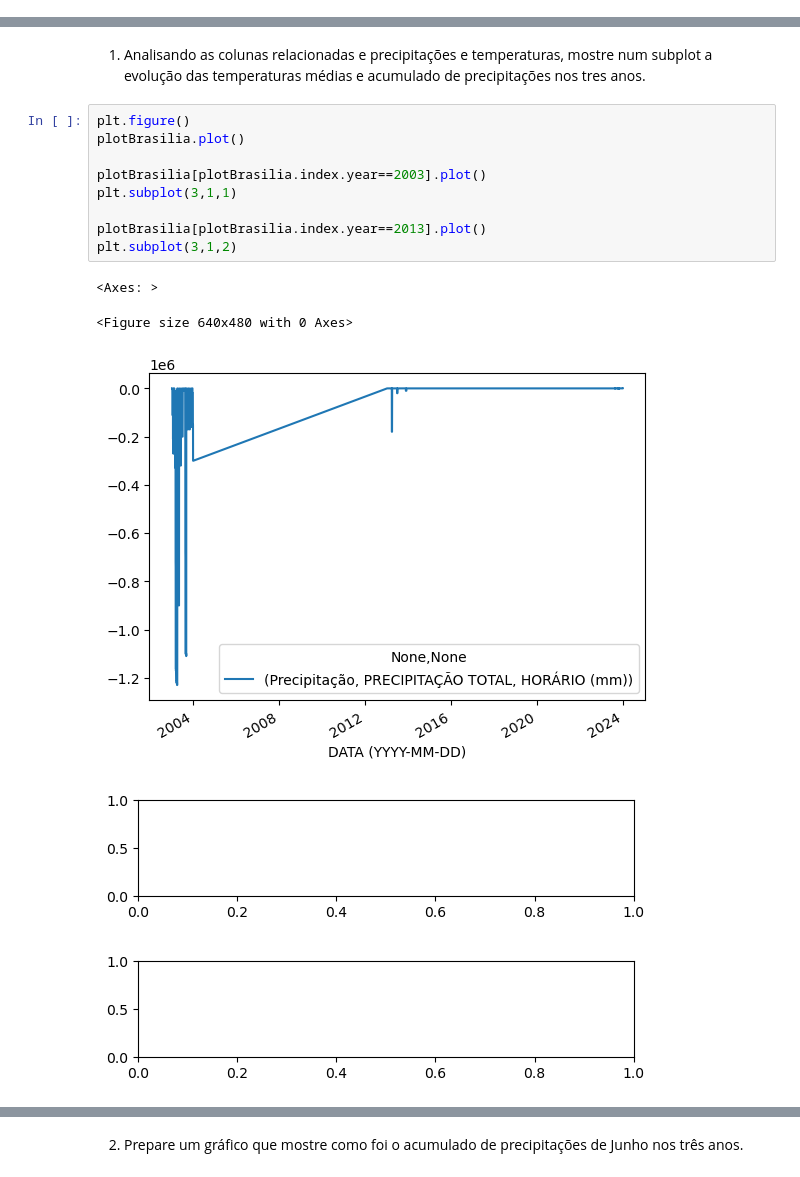
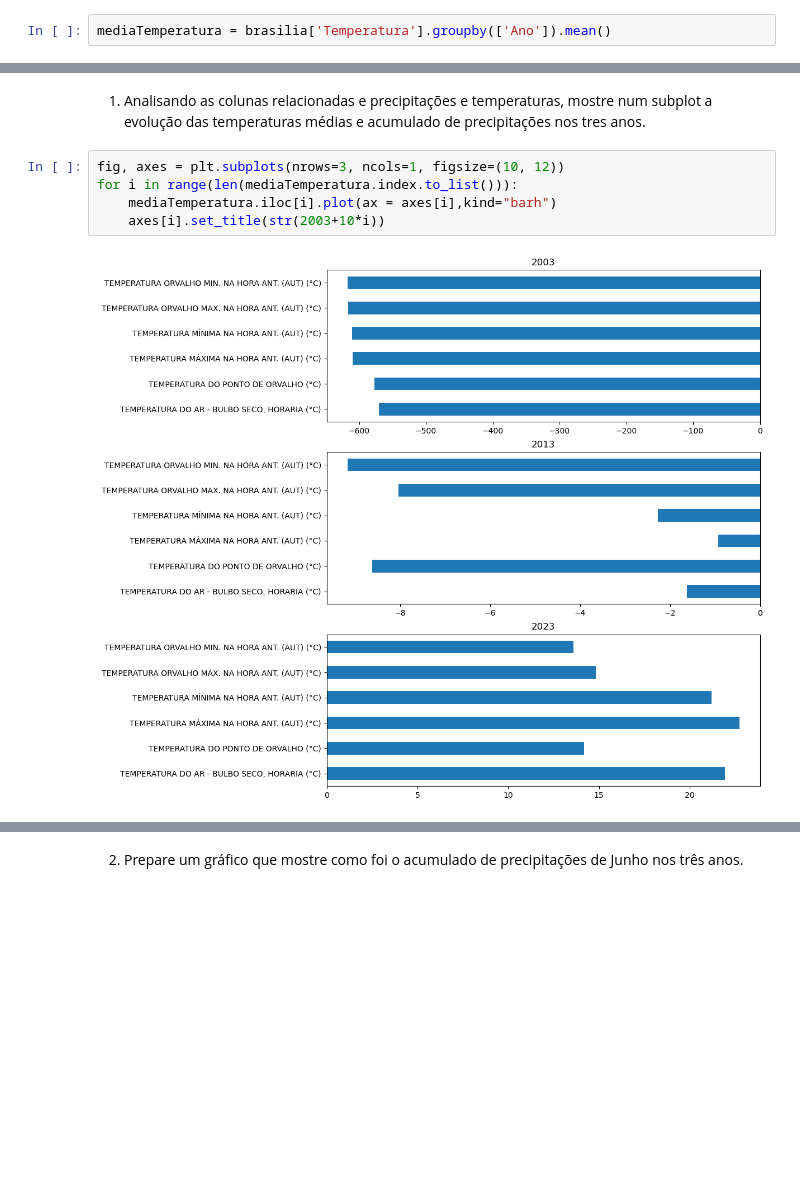
Before and after one commit to AllanaCampos/Python_Basico, a Jupyter notebook: Girleide/P009/Prática9.ipynb, the cells around one changed output, grey strips where cells are left out. Drawn from its saved outputs; the diff is of its cells as text; blank space fills up the shorter version.

```diff
--- a/Girleide/P009/Prática9.ipynb
+++ b/Girleide/P009/Prática9.ipynb
@@ -102,0 +77,2 @@ plotBrasilia.head()
+# %%
+mediaTemperatura = brasilia['Temperatura'].groupby(['Ano']).mean()
@@ -104,18 +108,10 @@ plotBrasilia.head()
 import matplotlib.pyplot as plt
 # %% [markdown]
 1. Analisando as colunas relacionadas e precipitações e temperaturas, mostre num subplot a evolução das temperaturas médias e acumulado de precipitações nos tres anos.
-# %%
-plt.figure()
-plotBrasilia.plot()
-
-plotBrasilia[plotBrasilia.index.year==2003].plot()
-plt.subplot(3,1,1)
-
-plotBrasilia[plotBrasilia.index.year==2013].plot()
-plt.subplot(3,1,2)
-# %% [output]
-<Axes: >
-<Figure size 640x480 with 0 Axes>
-[figure, removed]
-[figure, removed]
-[figure, removed]
+# %%
+fig, axes = plt.subplots(nrows=3, ncols=1, figsize=(10, 12))
+for i in range(len(mediaTemperatura.index.to_list())):
+    mediaTemperatura.iloc[i].plot(ax = axes[i],kind="barh")
+    axes[i].set_title(str(2003+10*i))
+# %% [output]
+[figure, added]
```
Also changed, not shown: parts of 19 cells of this notebook.
